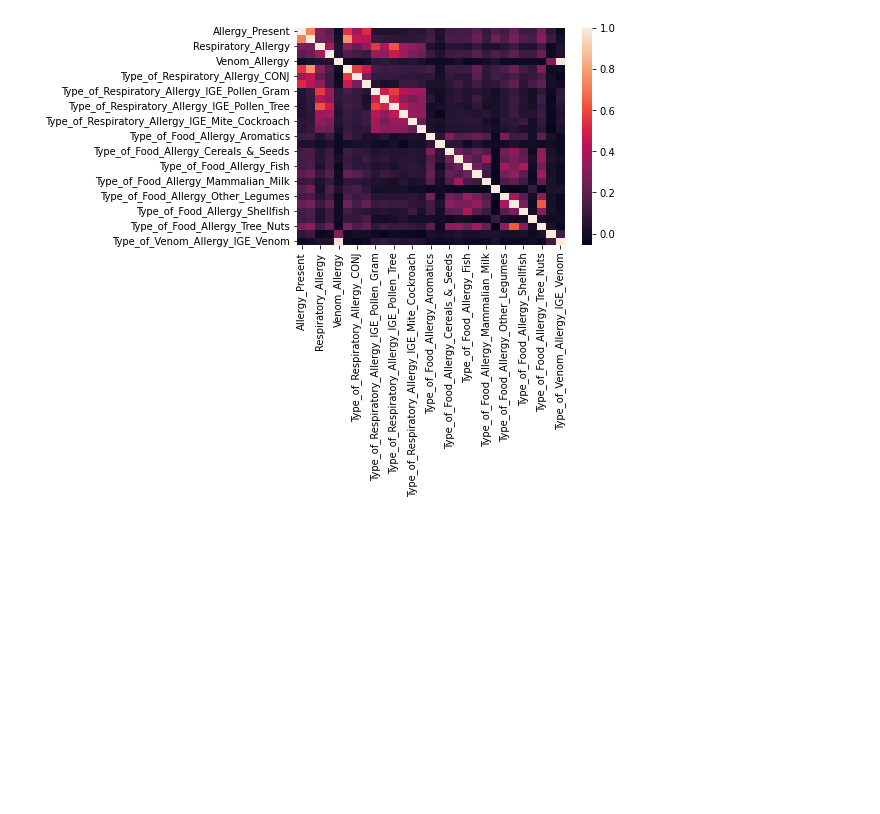
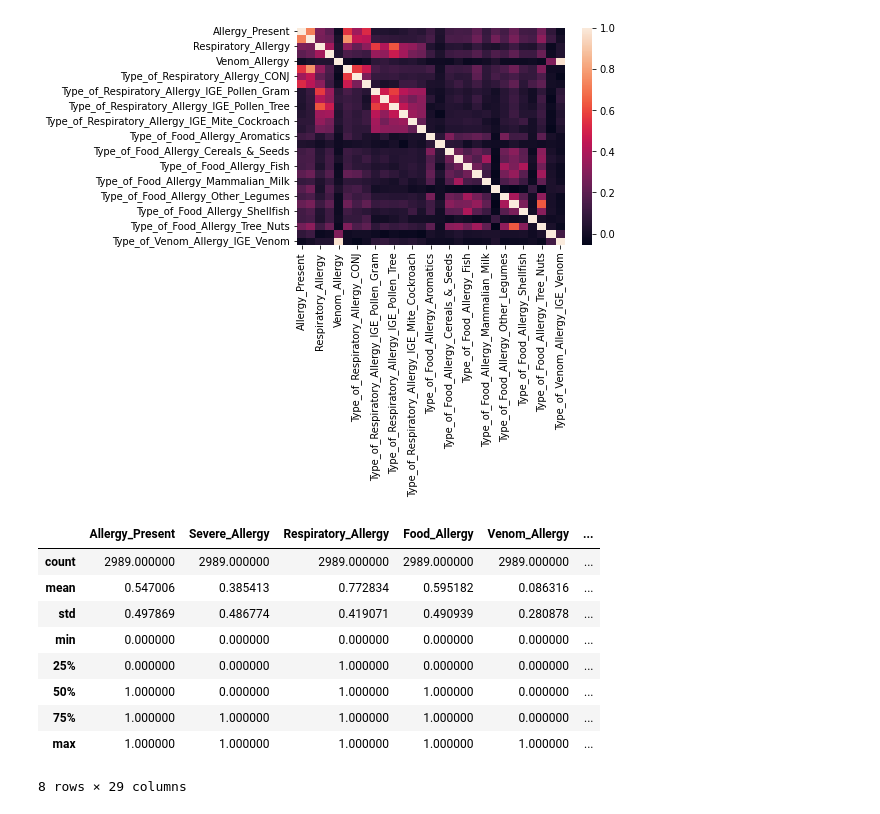
Before and after one commit to ADE-17/Allergen-Chip, a Jupyter notebook: EDA.ipynb, the cells around one changed output. Cells and saved outputs as stored; diff of their text form; code cells hidden in the pictures; blank space fills up the shorter version.

```diff
--- a/EDA.ipynb
+++ b/EDA.ipynb
@@ -13,3 +14,16 @@ sns.heatmap(target_cols.corr())
 # %% [output]
 <AxesSubplot:>
 [figure]
+# %%
+target_cols.describe()
+# %% [output]
+|  | Allergy_Present | Severe_Allergy | Respiratory_Allergy | Food_Allergy | Venom_Allergy | ... |
+| count | 2989.000000 | 2989.000000 | 2989.000000 | 2989.000000 | 2989.000000 | ... |
+| mean | 0.547006 | 0.385413 | 0.772834 | 0.595182 | 0.086316 | ... |
+| std | 0.497869 | 0.486774 | 0.419071 | 0.490939 | 0.280878 | ... |
+| min | 0.000000 | 0.000000 | 0.000000 | 0.000000 | 0.000000 | ... |
+| 25% | 0.000000 | 0.000000 | 1.000000 | 0.000000 | 0.000000 | ... |
+| 50% | 1.000000 | 0.000000 | 1.000000 | 1.000000 | 0.000000 | ... |
+| 75% | 1.000000 | 1.000000 | 1.000000 | 1.000000 | 0.000000 | ... |
+| max | 1.000000 | 1.000000 | 1.000000 | 1.000000 | 1.000000 | ... |
+8 rows × 29 columns
```
Also changed, not shown: parts of 30 cells of this notebook, 3 other files.
